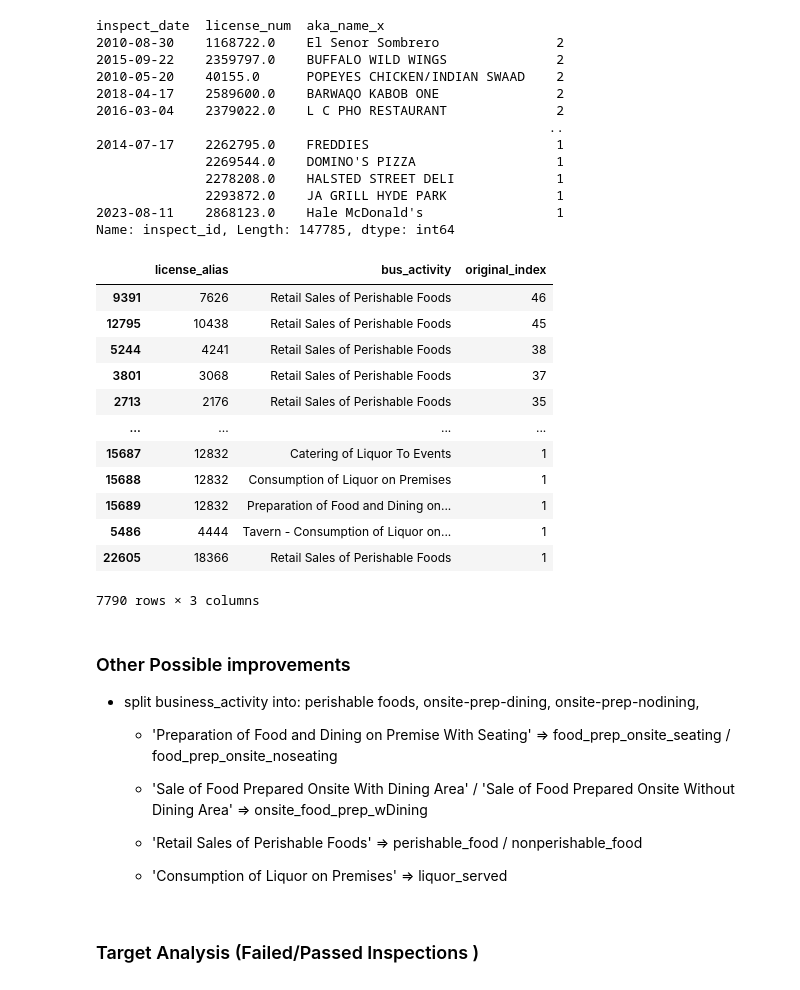
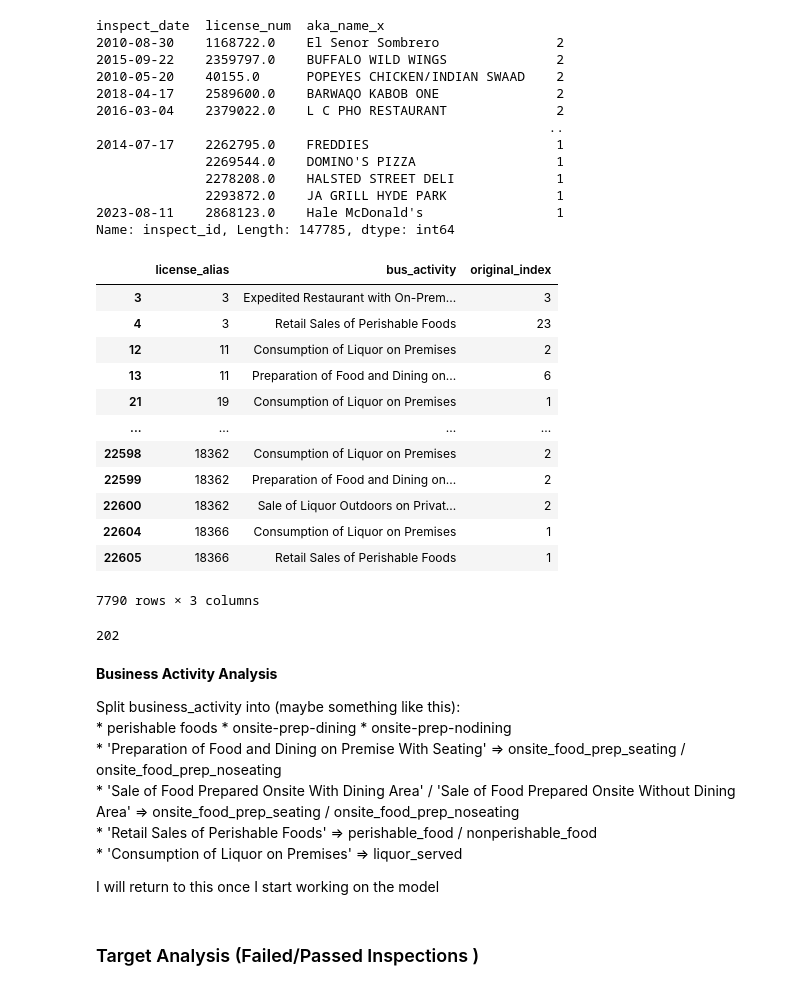
Before and after one commit to ejw-data/proj-food-inspections, a Jupyter notebook: feature_analysis.ipynb, the cells around one changed output. Drawn from its saved outputs; the diff is of its cells as text; code cells hidden in the pictures.

Commit message:
finished commenting analysis notebook

```diff
--- a/feature_analysis.ipynb
+++ b/feature_analysis.ipynb
@@ -227,34 +187,39 @@ Name: inspect_id, Length: 147785, dtype: int64
 # %%
-# count the number of business_activity per business
+# count the number of business_activity per business - shows that there are multiple activities per business
 temp = restaurant_df.groupby(['license_alias', 'bus_activity']).count()['original_index'].reset_index()
-temp[temp.duplicated(subset=['license_alias'], keep=False)].sort_values(by='original_index', ascending=False)
+temp[temp.duplicated(subset=['license_alias'], keep=False)]  #.sort_values(by='original_index', ascending=False)
 # %% [output]
 |  | license_alias | bus_activity | original_index |
-| 9391 | 7626 | Retail Sales of Perishable Foods | 46 |
-| 12795 | 10438 | Retail Sales of Perishable Foods | 45 |
-| 5244 | 4241 | Retail Sales of Perishable Foods | 38 |
-| 3801 | 3068 | Retail Sales of Perishable Foods | 37 |
-| 2713 | 2176 | Retail Sales of Perishable Foods | 35 |
+| 3 | 3 | Expedited Restaurant with On-Prem... | 3 |
+| 4 | 3 | Retail Sales of Perishable Foods | 23 |
+| 12 | 11 | Consumption of Liquor on Premises | 2 |
+| 13 | 11 | Preparation of Food and Dining on... | 6 |
+| 21 | 19 | Consumption of Liquor on Premises | 1 |
 | ... | ... | ... | ... |
-| 15687 | 12832 | Catering of Liquor To Events | 1 |
-| 15688 | 12832 | Consumption of Liquor on Premises | 1 |
-| 15689 | 12832 | Preparation of Food and Dining on... | 1 |
-| 5486 | 4444 | Tavern - Consumption of Liquor on... | 1 |
+| 22598 | 18362 | Consumption of Liquor on Premises | 2 |
+| 22599 | 18362 | Preparation of Food and Dining on... | 2 |
+| 22600 | 18362 | Sale of Liquor Outdoors on Privat... | 2 |
+| 22604 | 18366 | Consumption of Liquor on Premises | 1 |
 | 22605 | 18366 | Retail Sales of Perishable Foods | 1 |
 7790 rows × 3 columns
+# %%
+# number of different bus_activity
+len(restaurant_df['bus_activity'].value_counts())
+# %% [output]
+202
 # %% [markdown]
-### Other Possible improvements
+**Business Activity Analysis**
 
-* split business_activity into:  perishable foods, onsite-prep-dining, onsite-prep-nodining,
+Split business_activity into (maybe something like this):
+    *  perishable foods
+    *  onsite-prep-dining
+    *  onsite-prep-nodining
+    * 'Preparation of Food and Dining on Premise With Seating' => onsite_food_prep_seating  / onsite_food_prep_noseating
+    * 'Sale of Food Prepared Onsite With Dining Area' / 'Sale of Food Prepared Onsite Without Dining Area' => onsite_food_prep_seating / onsite_food_prep_noseating
+    * 'Retail Sales of Perishable Foods' => perishable_food / nonperishable_food
+    * 'Consumption of Liquor on Premises' => liquor_served
 
-
-    * 'Preparation of Food and Dining on Premise With Seating' => food_prep_onsite_seating  / food_prep_onsite_noseating
-
-    * 'Sale of Food Prepared Onsite With Dining Area' / 'Sale of Food Prepared Onsite Without Dining Area' => onsite_food_prep_wDining
-
-    * 'Retail Sales of Perishable Foods' => perishable_food / nonperishable_food
-
-    * 'Consumption of Liquor on Premises' => liquor_served
+I will return to this once I start working on the model
 # %% [markdown]
 ### Target Analysis (Failed/Passed Inspections )
 # %%
```
Also changed, not shown: parts of 59 cells of this notebook.
